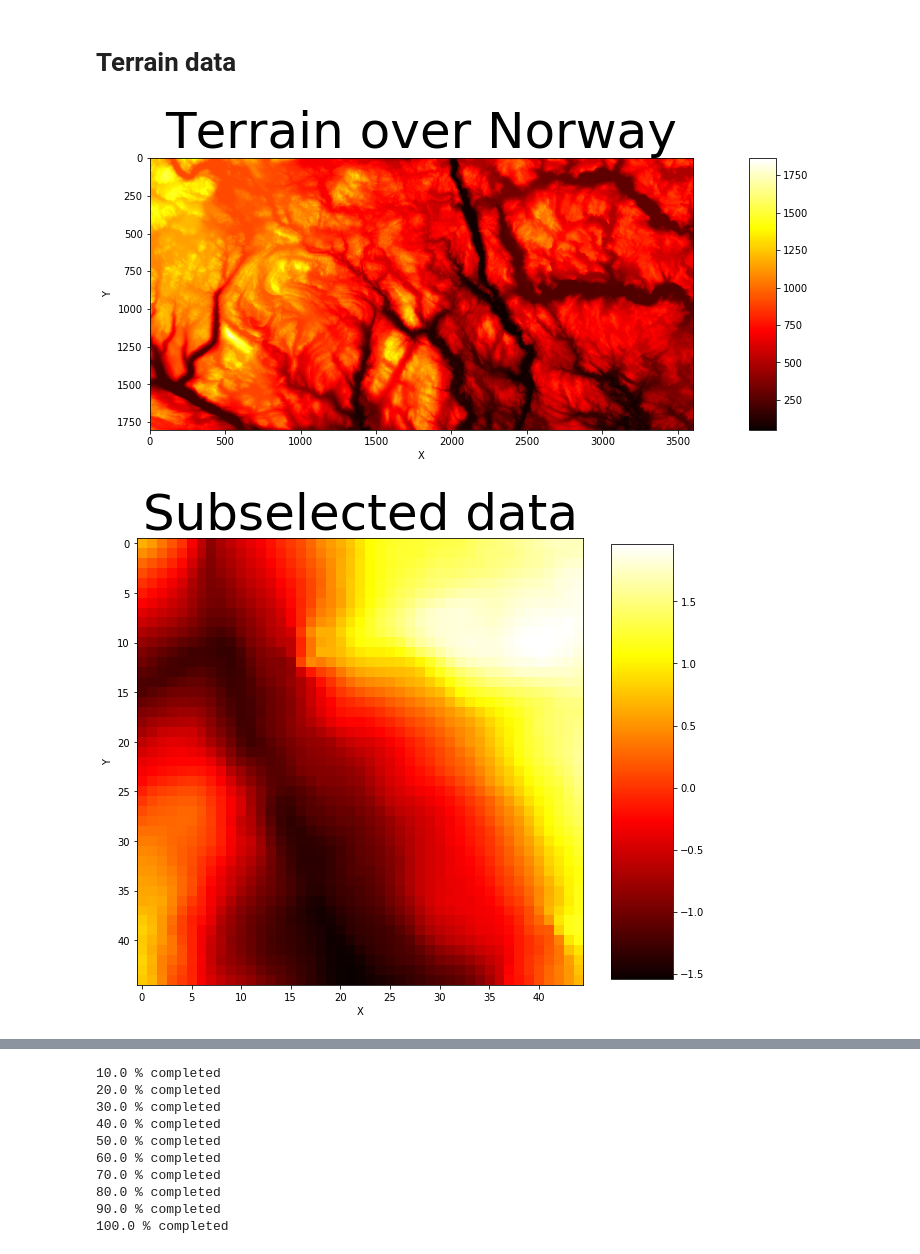
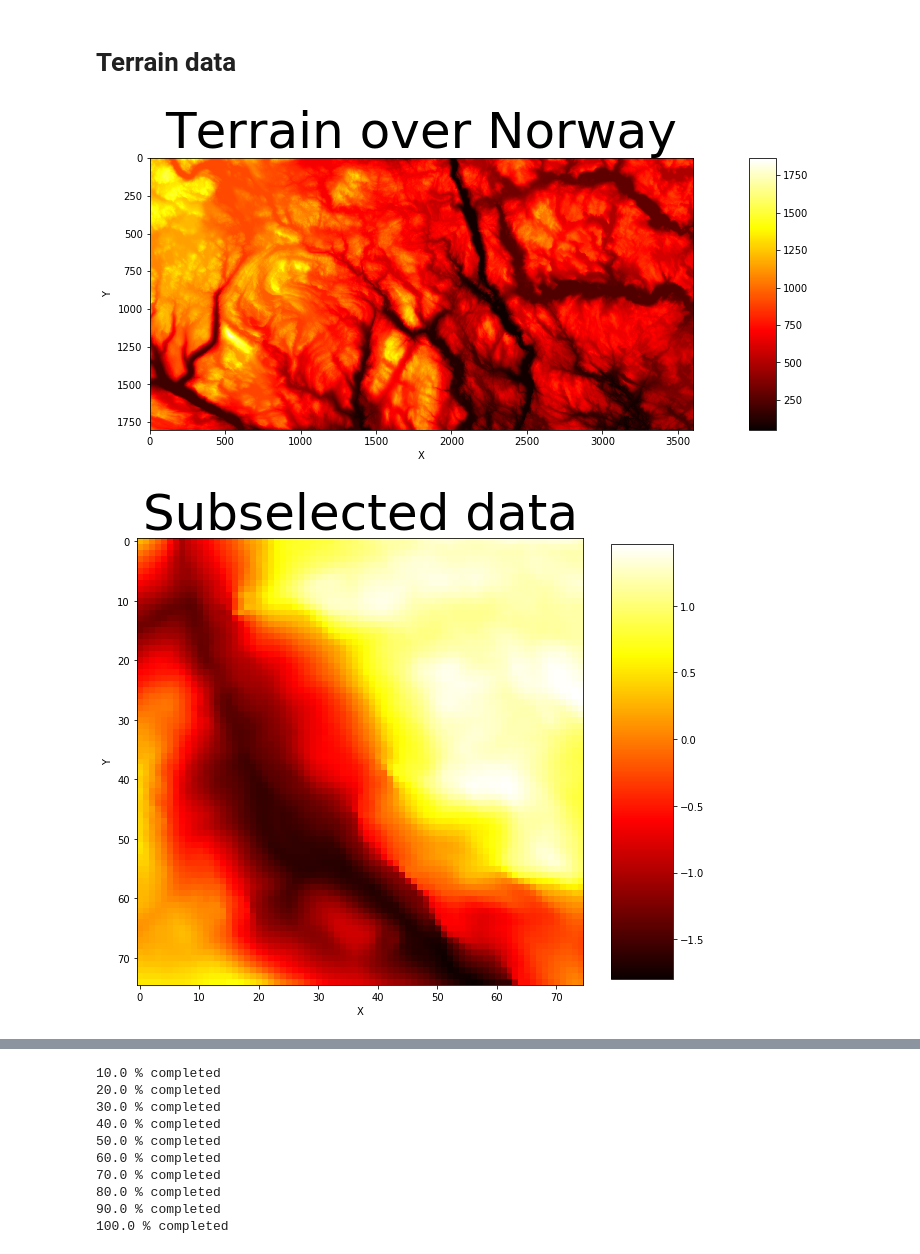
Before and after one commit to VemundST/Project1, a Jupyter notebook: main.ipynb, the cells around one changed output, grey strips where cells are left out. Drawn from its saved outputs; the diff is of its cells as text; code cells hidden in the pictures.

```diff
--- a/main.ipynb
+++ b/main.ipynb
@@ -982,7 +963,7 @@ plt.show()
 # subselecting the data, normalizing, creating x and y
 #terrain_n = terrain_data[250:500,1000:1250]
 terrain_n = terrain_data[1400:1475,750:825]
-terrain_n = terrain_data[1400:1445,750:795]
+#terrain_n = terrain_data[1400:1445,750:795]
 
 terrain_norm = (terrain_n-np.mean(terrain_n))/np.std(terrain_n) #normalizing data
 terrain=terrain_norm
@@ -994,31 +975,31 @@ x_mesh, y_mesh  = np.meshgrid(x,y) #meshing data for plotting surface
 
 ########################### Plotting subselected data #############################
 fig, ax = plt.subplots(figsize=(10,10))
 plt.title('Subselected data', fontsize=50)
 figure=plt.imshow(terrain_norm.T, cmap='hot')
 plt.xlabel('X')
 plt.ylabel('Y')
 fig.colorbar(figure, shrink=0.8, aspect=7)
 plt.show()
 
 
 
 
 ########################### Surface Plot #############################
 fig         = plt.figure(figsize=(14,10))
 ax          = fig.gca(projection='3d')
 surf        = ax.plot_surface(x_mesh, y_mesh, terrain, cmap=cm.coolwarm, linewidth=0, antialiased=False)
 # Customize the z axis.
 #ax.set_zlim(-0.10, 1.40)
 ax.zaxis.set_major_locator(LinearLocator(10))
 ax.zaxis.set_major_formatter(FormatStrFormatter('%.02f'))
 ax.set_xlabel('X')
 ax.set_ylabel('Y')
 ax.set_zlabel('Z')
 ax.view_init(elev=40., azim=30)
 plt.title('Terrain data', fontsize=25, y=1.05)# Add a color bar which maps values to colors.
 fig.colorbar(surf, shrink=0.5, aspect=5)
 plt.show()
 # %% [output]
 [figure]
-[figure, old version]
+[figure, new version]
```
Also changed, not shown: parts of 47 cells of this notebook, 15 other files.
